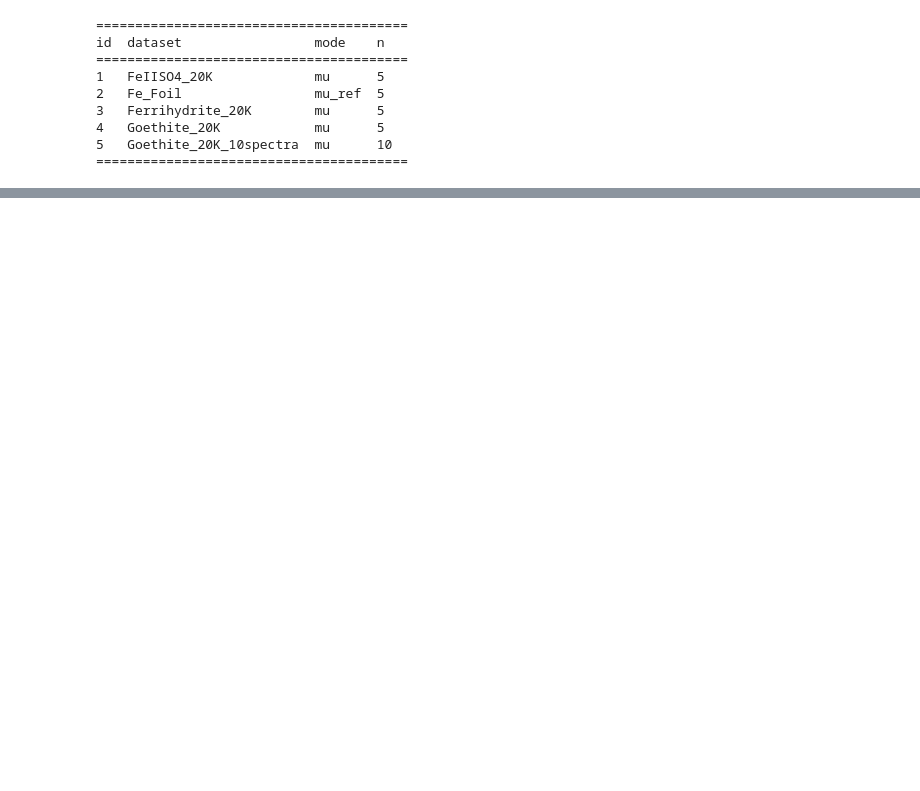
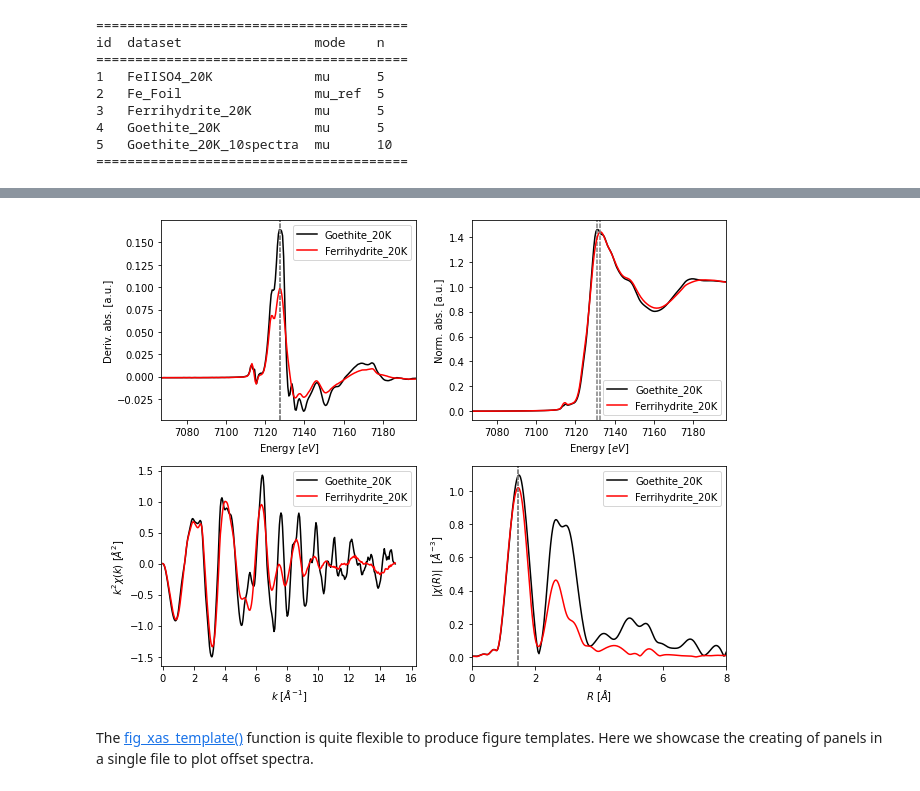
Before and after one commit to marcoalsina/araucaria, a Jupyter notebook: docs/source/tutorials/03.data_visualization.ipynb, the cells around one changed output, grey strips where cells are left out. Drawn from its saved outputs; the diff is of its cells as text; code cells hidden in the pictures; blank space fills up the shorter version.

```diff
--- a/docs/source/tutorials/03.data_visualization.ipynb
+++ b/docs/source/tutorials/03.data_visualization.ipynb
@@ -101,5 +83,0 @@ The [find_e0()](../xas/xas_normalize.rst#araucaria.xas.normalize.find_e0) functi
-# %%
-from araucaria.xas import find_e0
-
-e0 = find_e0(group)
-print('e0 value is %1.3f eV' % e0)
@@ -140,8 +83,0 @@ Finally we can plot the normalized spectrum with the [fig_pre_edge()](../plot_mo
-# %%
-import matplotlib.pyplot as plt
-
-# figure size in inches
-fig_kws  = {'figsize' : (6.4, 4.8)}
-
-fig, ax  = fig_pre_edge(group, **fig_kws)
-plt.show()
@@ -199 +190,51 @@ Plot data -- first visualization -- figures to present the data
+# %%
+import matplotlib.pyplot as plt
+from araucaria.plot import fig_xas_template
+
+# figure parameters
+k_edge   = 7112
+fig_kws  = {'figsize'   : (9, 7)}  # figure size in inches
+fig_pars = {'e_range'  : (k_edge-45, k_edge+85),
+           'k_range'   : [-0.1, 16.3],
+           'k_weight'  : kw,
+           'k_ticks'   : np.linspace(0,16,9),
+           'r_range'   : [0, 8],
+           'r_ticks'   : np.linspace(0,8,5),
+           'prop_cycle': [{'color'     : ['black', 'red'],
+                           'linewidth' : [1.5    , 1.5  ],}]
+           }
+
+# initializing plot axes
+fig, axes = fig_xas_template(panels = 'dx/er', fig_pars = fig_pars, **fig_kws)
+
+# extracting values from the report
+dmu_max = report.content[:,2]
+mu_max  = report.content[:,3]
+r_max   = report.content[:,4]
+
+# plotting data
+for i, name in enumerate(groupnames):
+    data = collection.get_group(name)
+
+    # plotting spectra
+    axes[0,0].plot(data.energy, np.gradient(data.mu)/np.gradient(data.energy), label = name)
+    axes[0,1].plot(data.energy, data.flat, label = name)
+    axes[1,0].plot(data.k, data.k**kw * data.chi, label = name)
+    axes[1,1].plot(data.r, data.chir_mag, label = name)
+
+    # plotting auxiliary lines
+    axes[0,0].axvline(float(dmu_max[i]),0,1, dashes=[3,1], color = 'gray')
+    axes[0,1].axvline(float(mu_max[i]) ,0,1, dashes=[3,1], color = 'gray')
+    axes[1,1].axvline(float(r_max[i])  ,0,1, dashes=[3,1], color = 'gray')
+
+for ax in np.ravel(axes):
+    ax.legend()
+
+fig.tight_layout()
+plt.show()
+# %% [output]
+[figure, added]
+# %% [markdown]
+The [fig_xas_template()](../plot_module.rst#araucaria.plot.template.fig_xas_template) function is quite flexible to produce figure templates.
+Here we showcase the creating of panels in a single file to plot offset spectra.
 # %%
```
Also changed, not shown: parts of 24 cells of this notebook, 2 other files.
